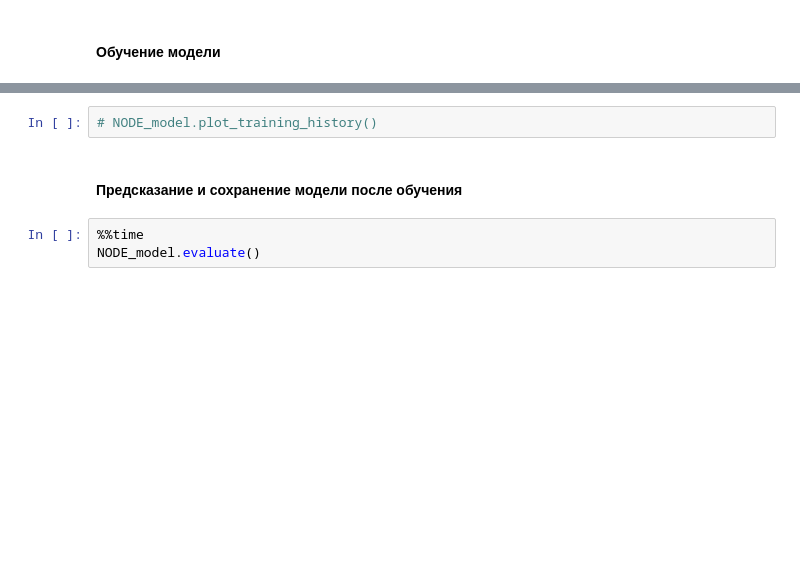
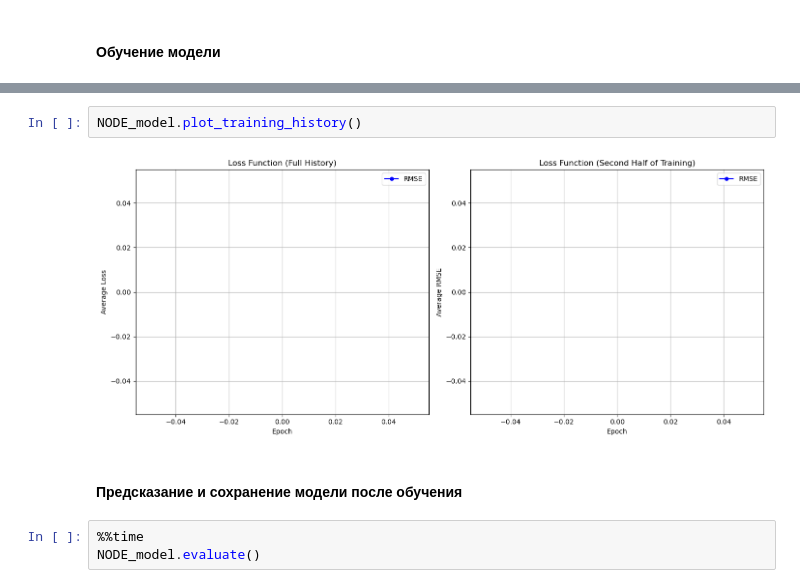
Before and after one commit to RedAlexDad/hw_tasks_bmstu, a Jupyter notebook: main.ipynb, the cells around one changed output, grey strips where cells are left out. Saved outputs shown, nothing was run; the diff lists cells and outputs as text; blank space fills up the shorter version.

```diff
--- a/main.ipynb
+++ b/main.ipynb
@@ -480,5 +481,7 @@ Wall time: 7.13 s
-# %%
-# NODE_model.plot_training_history()
+# %%
+NODE_model.plot_training_history()
+# %% [output]
+[figure, added]
 # %% [markdown]
 #### Предсказание и сохранение модели после обучения
 # %%
```
Also changed, not shown: parts of 46 cells of this notebook, 47 other files.
